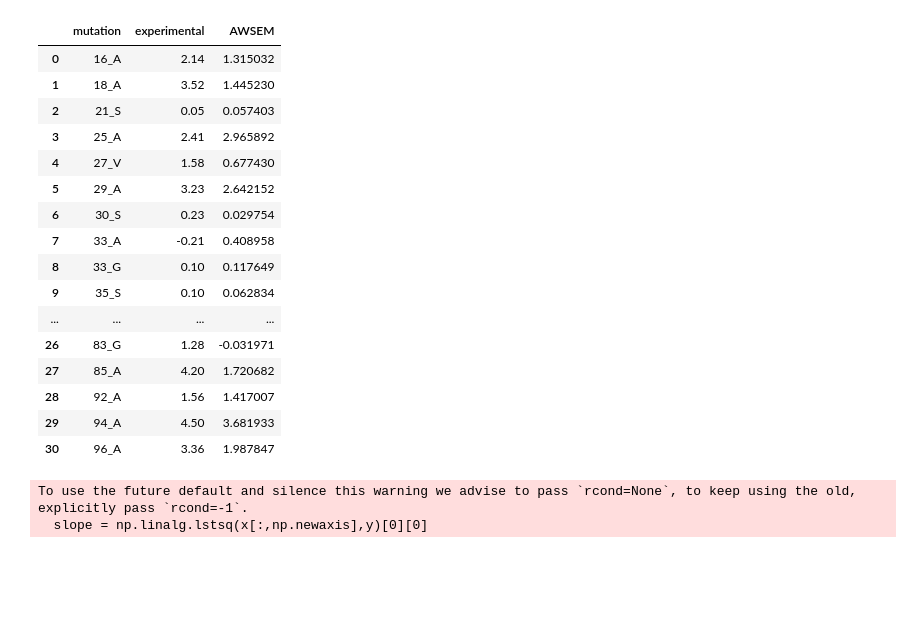
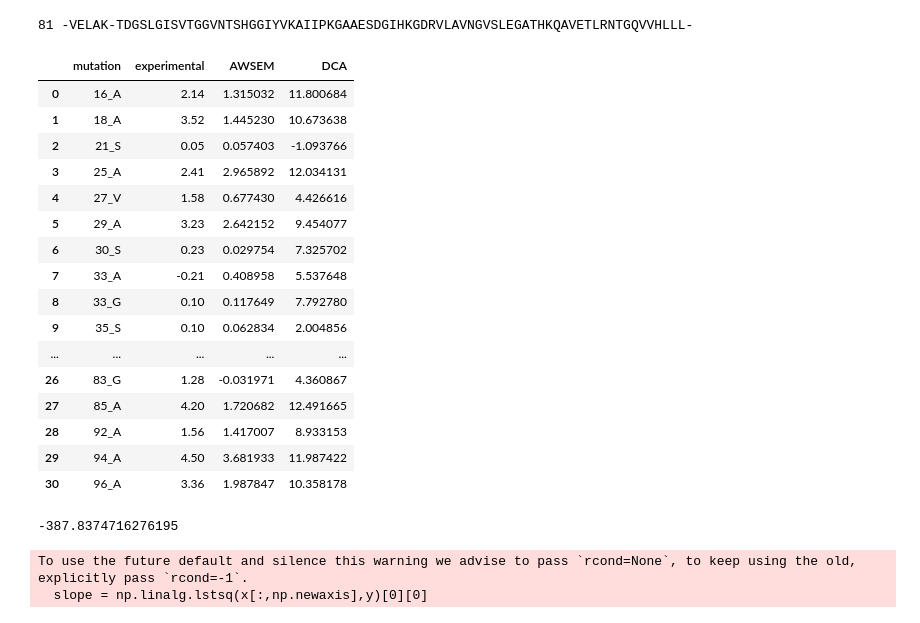
Before and after one commit to HanaJaafari/Frustratometer, a Jupyter notebook: examples/PDZ.ipynb, the cells around one changed output. Cells and saved outputs as stored; diff of their text form; code cells hidden in the pictures; blank space fills up the shorter version.

```diff
--- a/examples/PDZ.ipynb
+++ b/examples/PDZ.ipynb
@@ -19,35 +49,63 @@ awsem_model = dca_frustratometer.AWSEMFrustratometer(structure,'A')
+# %%
+def map_sequence(seq,n=81):
+    new_seq=''
+    seq_split=[aa for aa in seq]
+    t=0
+    for i,j in seq_map.items():
+        while j>t:
+            new_seq+='-'
+            t+=1
+        new_seq+=seq_split[i]
+        t+=1
+    while t<n:
+        new_seq+='-'
+        t+=1
+    return new_seq
+
+new_seq=map_sequence(awsem_model.sequence)
+print(len(new_seq),new_seq)
+# %% [output]
+81 -VELAK-TDGSLGISVTGGVNTSHGGIYVKAIIPKGAAESDGIHKGDRVLAVNGVSLEGATHKQAVETLRNTGQVVHLLL-
 # %%
 data=[]
-AWSEM_native=awsem_model.native_energy() / 4.184
+native_seq=awsem_model.sequence
+awsem_native=awsem_model.native_energy(native_seq) / 4.184
+dca_native=dca_model.native_energy(map_sequence(native_seq))
 for mutation, experimental_energy in mutations.items():
     pos, aa = mutation.split('_')
     pos=int(pos)-9
     seq = str(awsem_model.sequence)
     new_seq = ''.join([(a if i!=pos else aa ) for i, a in enumerate(seq)])
     assert len(new_seq)==len(seq)
     assert new_seq != seq
     awsem_energy = awsem_model.native_energy(new_seq) / 4.184 #kcal/mol
-    data+=[[mutation, experimental_energy, awsem_energy - AWSEM_native]]
-data = pd.DataFrame(data, columns=['mutation','experimental','AWSEM'])
+    dca_energy = dca_model.native_energy(map_sequence(new_seq)) #kcal/mol/K
+    data+=[[mutation, experimental_energy, awsem_energy - awsem_native, dca_energy-dca_native]]
+data = pd.DataFrame(data, columns=['mutation','experimental','AWSEM','DCA'])
 data
+#data.to_csv('AWSEM_DCA_1GM1.csv')
 # %% [output]
-|  | mutation | experimental | AWSEM |
-| 0 | 16_A | 2.14 | 1.315032 |
-| 1 | 18_A | 3.52 | 1.445230 |
-| 2 | 21_S | 0.05 | 0.057403 |
-| 3 | 25_A | 2.41 | 2.965892 |
-| 4 | 27_V | 1.58 | 0.677430 |
-| 5 | 29_A | 3.23 | 2.642152 |
-| 6 | 30_S | 0.23 | 0.029754 |
-| 7 | 33_A | -0.21 | 0.408958 |
-| 8 | 33_G | 0.10 | 0.117649 |
-| 9 | 35_S | 0.10 | 0.062834 |
-| ... | ... | ... | ... |
-| 26 | 83_G | 1.28 | -0.031971 |
-| 27 | 85_A | 4.20 | 1.720682 |
-| 28 | 92_A | 1.56 | 1.417007 |
-| 29 | 94_A | 4.50 | 3.681933 |
-| 30 | 96_A | 3.36 | 1.987847 |
+|  | mutation | experimental | AWSEM | DCA |
+| 0 | 16_A | 2.14 | 1.315032 | 11.800684 |
+| 1 | 18_A | 3.52 | 1.445230 | 10.673638 |
+| 2 | 21_S | 0.05 | 0.057403 | -1.093766 |
+| 3 | 25_A | 2.41 | 2.965892 | 12.034131 |
+| 4 | 27_V | 1.58 | 0.677430 | 4.426616 |
+| 5 | 29_A | 3.23 | 2.642152 | 9.454077 |
+| 6 | 30_S | 0.23 | 0.029754 | 7.325702 |
+| 7 | 33_A | -0.21 | 0.408958 | 5.537648 |
+| 8 | 33_G | 0.10 | 0.117649 | 7.792780 |
+| 9 | 35_S | 0.10 | 0.062834 | 2.004856 |
+| ... | ... | ... | ... | ... |
+| 26 | 83_G | 1.28 | -0.031971 | 4.360867 |
+| 27 | 85_A | 4.20 | 1.720682 | 12.491665 |
+| 28 | 92_A | 1.56 | 1.417007 | 8.933153 |
+| 29 | 94_A | 4.50 | 3.681933 | 11.987422 |
+| 30 | 96_A | 3.36 | 1.987847 | 10.358178 |
+# %%
+dca_model.native_energy(map_sequence(native_seq))
+# %% [output]
+-387.8374716276195
 # %%
 import matplotlib.pyplot as plt
 from statistics import linear_regression
```
Also changed, not shown: parts of 6 cells of this notebook.
